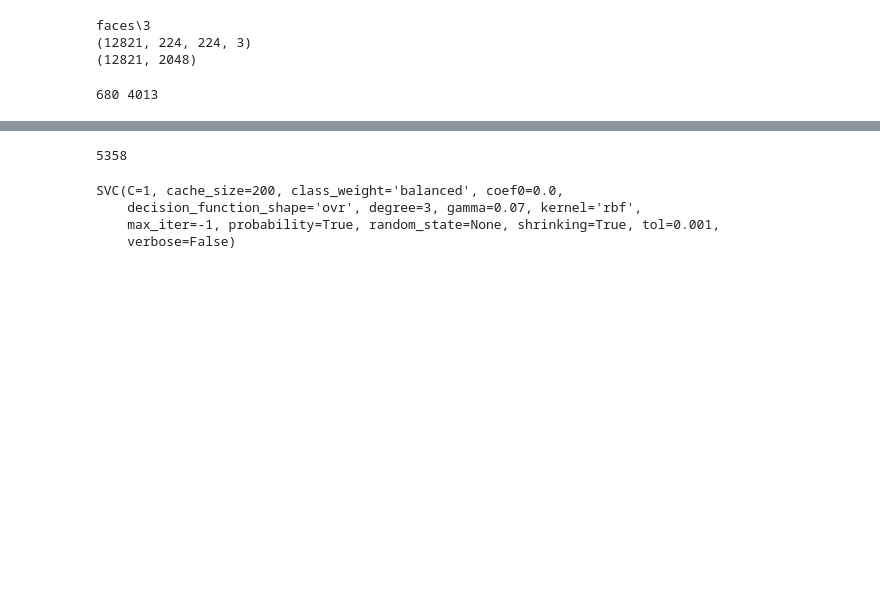
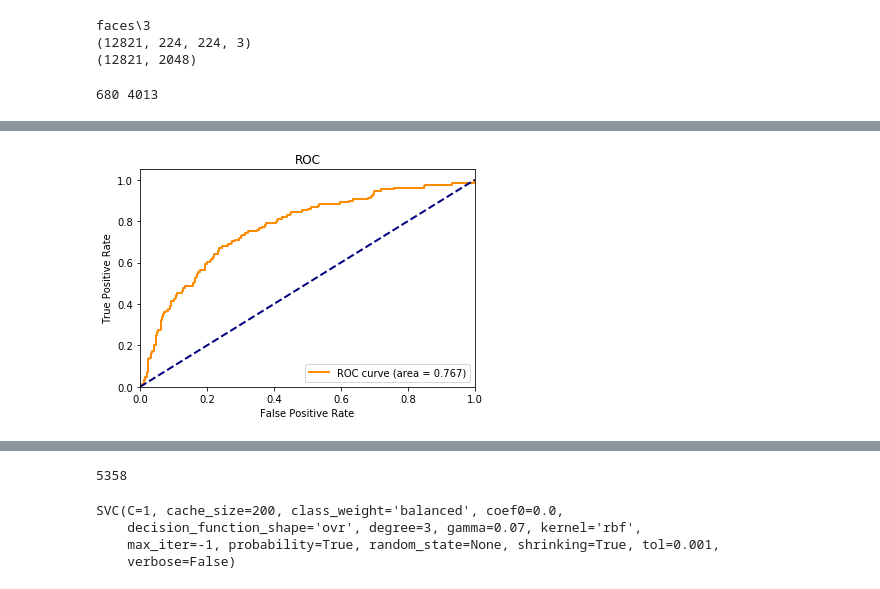
Before and after one commit to WaretleR/EngagementInClass, a Jupyter notebook: Prototype.ipynb, the cells around one changed output, grey strips where cells are left out. Saved outputs shown, nothing was run; the diff lists cells and outputs as text; code cells hidden in the pictures; blank space fills up the shorter version.

```diff
--- a/Prototype.ipynb
+++ b/Prototype.ipynb
@@ -1966,3 +2001,16 @@ plotROCAUC(englogRegScores, fprenglogReg[2], tprenglogReg[2], 'rocLogRegEngageme
+# %%
+avgengList = []
+expertengList = []
+
+for k in avgeng:
+    avgengList.append(avgeng[k] / numeng[k])
+    expertengList.append(experteng[k])
+# %%
+fpr_e, tpr_e, _ = roc_curve(expertengList, avgengList)
+
+plotROCAUC([auc(fpr_e, tpr_e)], fpr_e, tpr_e, 'rocAvgLogReg.png')
+# %% [output]
+[figure, added]
 # %%
 from sklearn.model_selection import GroupKFold
 
```
Also changed, not shown: parts of 31 cells of this notebook.
